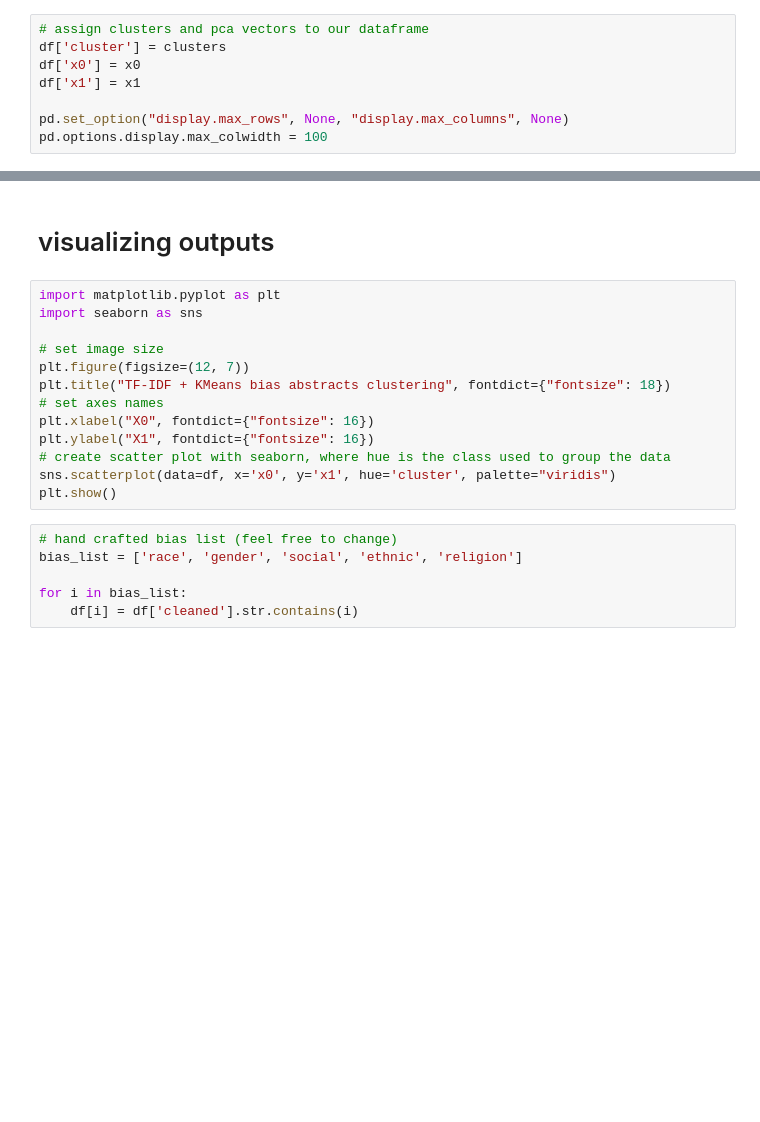
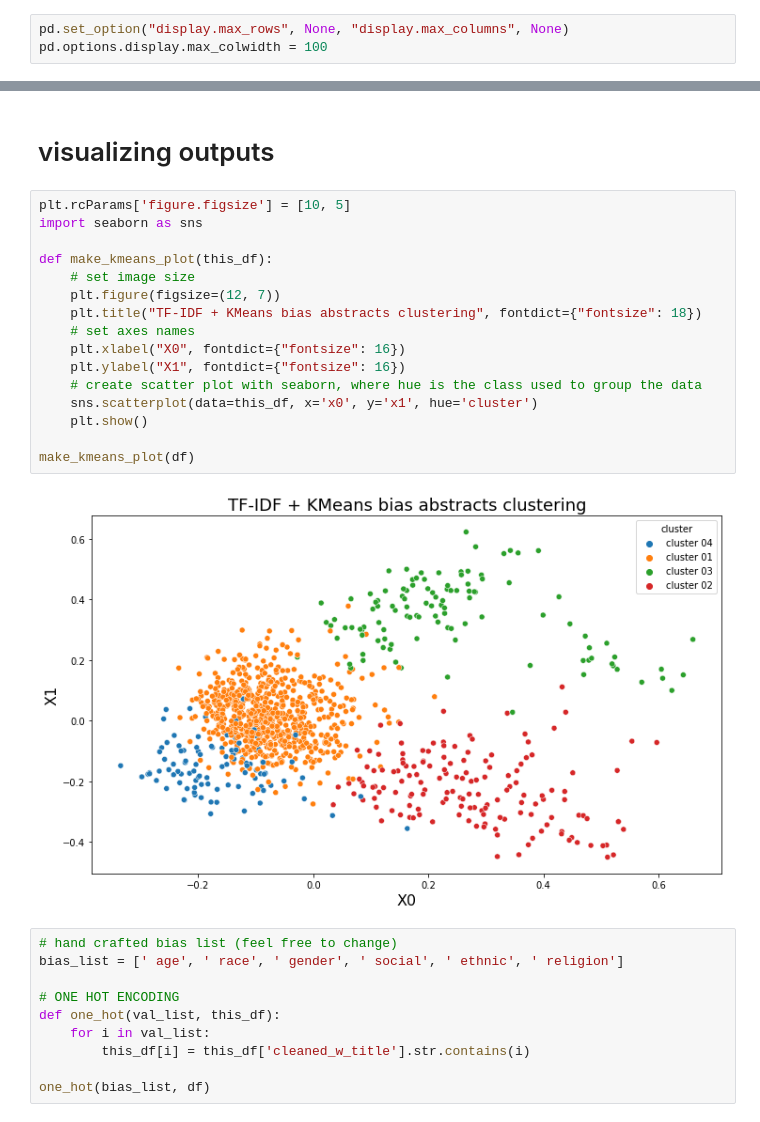
Before and after one commit to ninell-oldenburg/acl-anthology-keyword-search, a Jupyter notebook: acl-anthology-keyword-search.ipynb, the cells around one changed output, grey strips where cells are left out. Cells and saved outputs as stored; diff of their text form; blank space fills up the shorter version.

```diff
--- a/acl-anthology-keyword-search.ipynb
+++ b/acl-anthology-keyword-search.ipynb
@@ -109,9 +163,4 @@ x1 = pca_vecs[:, 1]
 # %%
-# assign clusters and pca vectors to our dataframe
-df['cluster'] = clusters
-df['x0'] = x0
-df['x1'] = x1
-
 pd.set_option("display.max_rows", None, "display.max_columns", None)
 pd.options.display.max_colwidth = 100
 # %%
@@ -144,21 +199,30 @@ df['cluster'] = df['cluster'].map(cluster_map)
 # %% [markdown]
 # visualizing outputs
 # %%
-import matplotlib.pyplot as plt
+plt.rcParams['figure.figsize'] = [10, 5]
 import seaborn as sns
 
-# set image size
-plt.figure(figsize=(12, 7))
-plt.title("TF-IDF + KMeans bias abstracts clustering", fontdict={"fontsize": 18})
-# set axes names
-plt.xlabel("X0", fontdict={"fontsize": 16})
-plt.ylabel("X1", fontdict={"fontsize": 16})
-# create scatter plot with seaborn, where hue is the class used to group the data
-sns.scatterplot(data=df, x='x0', y='x1', hue='cluster', palette="viridis")
-plt.show()
+def make_kmeans_plot(this_df):
+    # set image size
+    plt.figure(figsize=(12, 7))
+    plt.title("TF-IDF + KMeans bias abstracts clustering", fontdict={"fontsize": 18})
+    # set axes names
+    plt.xlabel("X0", fontdict={"fontsize": 16})
+    plt.ylabel("X1", fontdict={"fontsize": 16})
+    # create scatter plot with seaborn, where hue is the class used to group the data
+    sns.scatterplot(data=this_df, x='x0', y='x1', hue='cluster')
+    plt.show()
+
+make_kmeans_plot(df)
+# %% [output]
+[figure, added]
 # %%
 # hand crafted bias list (feel free to change)
-bias_list = ['race', 'gender', 'social', 'ethnic', 'religion']
+bias_list = [' age', ' race', ' gender', ' social', ' ethnic', ' religion']
 
-for i in bias_list:
-    df[i] = df['cleaned'].str.contains(i)
+# ONE HOT ENCODING
+def one_hot(val_list, this_df):
+    for i in val_list:
+        this_df[i] = this_df['cleaned_w_title'].str.contains(i)
+
+one_hot(bias_list, df)
```
Also changed, not shown: parts of 26 cells of this notebook.
